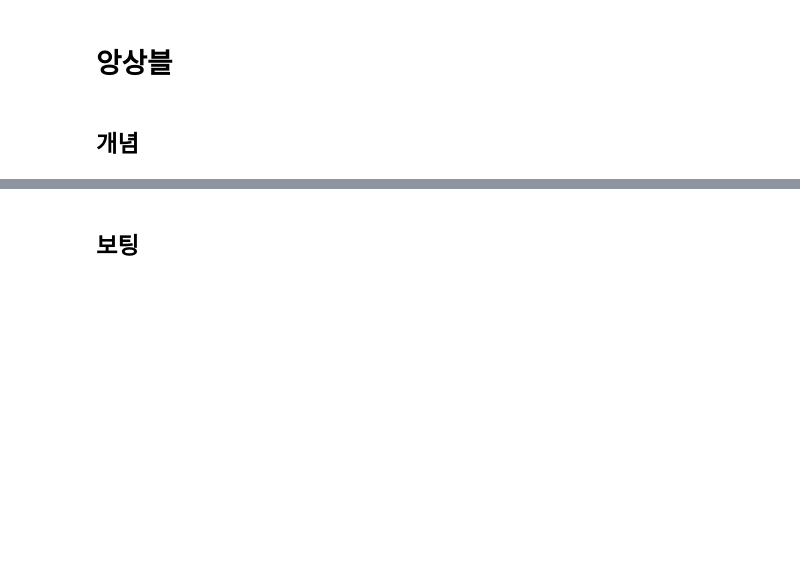
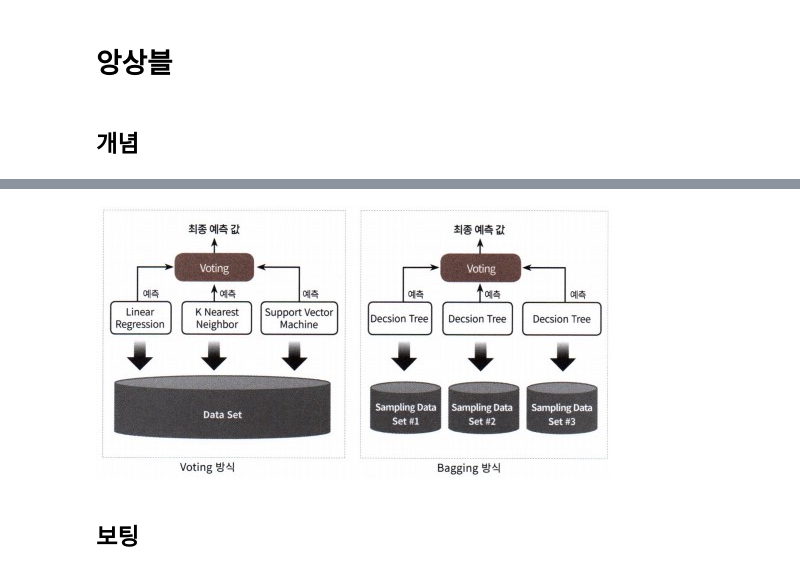
Before and after one commit to JaehonxKIM/StudyMechineLearning, a Jupyter notebook: 머신러닝 개요/5_머신러닝_지도학습_분류_주요알고리즘.ipynb, the cells around one changed output, grey strips where cells are left out. Cells and saved outputs as stored; diff of their text form; code cells hidden in the pictures; blank space fills up the shorter version.

```diff
--- a/머신러닝 개요/5_머신러닝_지도학습_분류_주요알고리즘.ipynb
+++ b/머신러닝 개요/5_머신러닝_지도학습_분류_주요알고리즘.ipynb
@@ -306,3 +459,9 @@ show_rect_clf_boundary(DecisionTreeClassifier(), X, y)
+# %%
+Image('/content/drive/MyDrive/today/분류_앙상블1.jpg')
+# 동일 알고리즘을 여러개 사용한 것인가? -> 배깅
+# 다른 알고리즘을 여러개 사용한 것인가? -> 보팅
+# %% [output]
+[figure, added]
 # %% [markdown]
 ## 보팅
 # %% [markdown]
```
Also changed, not shown: parts of 72 cells of this notebook, 19 other files.
